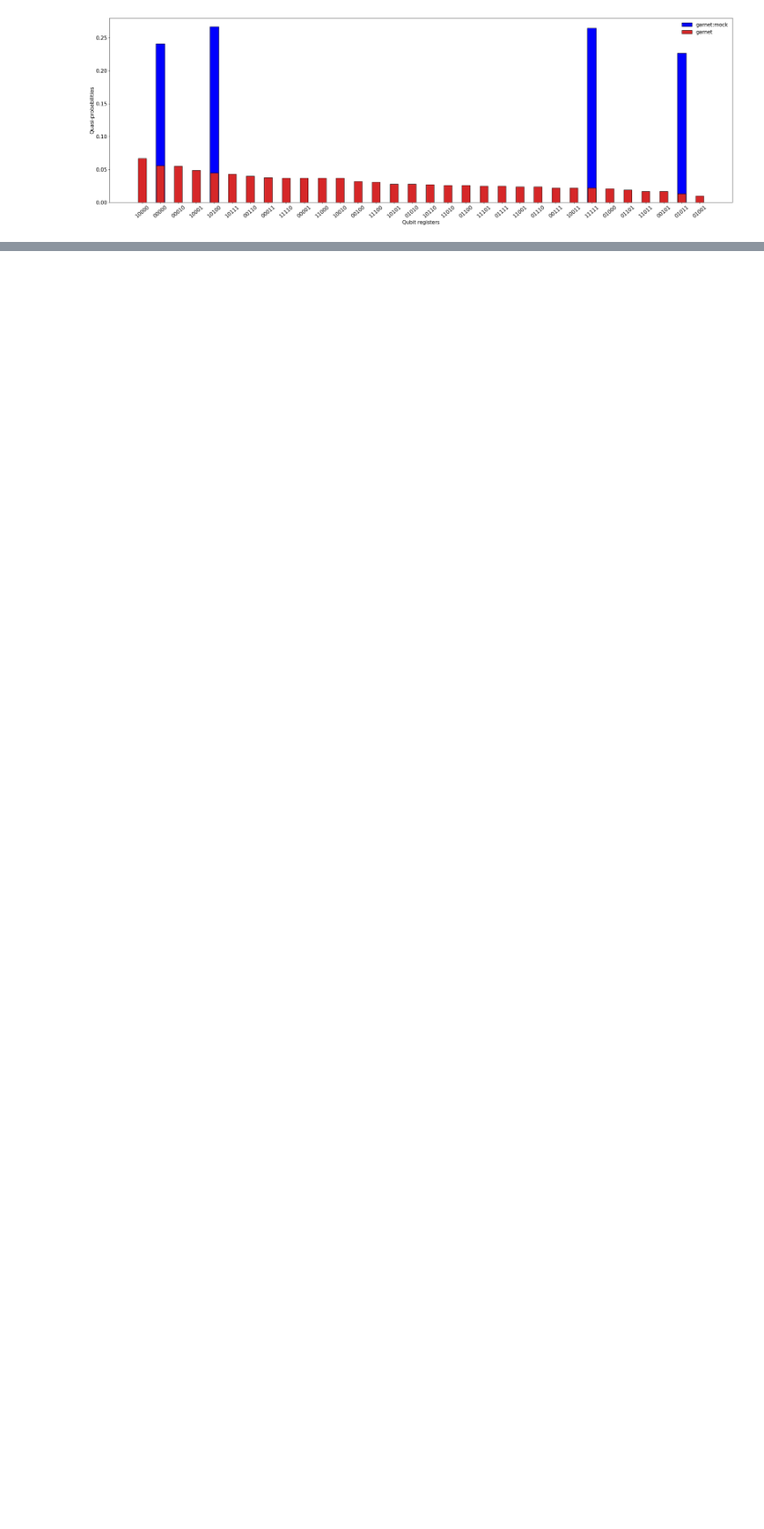
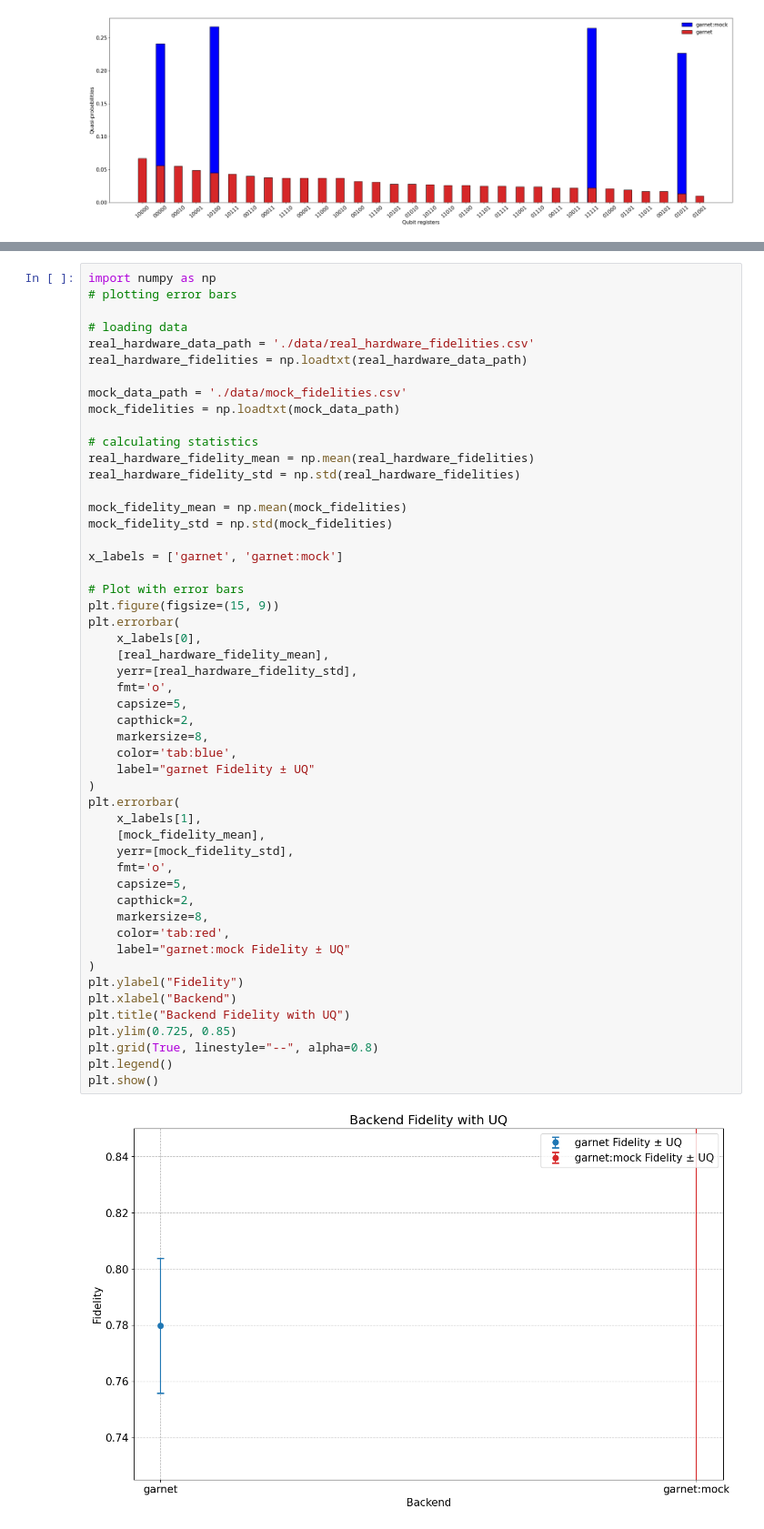
Before and after one commit to XavierVI/wciscc_2025, a Jupyter notebook: quantum_computing.ipynb, the cells around one changed output, grey strips where cells are left out. Shown at 91% size. Drawn from its saved outputs; the diff is of its cells as text; blank space fills up the shorter version.

```diff
--- a/quantum_computing.ipynb
+++ b/quantum_computing.ipynb
@@ -176,0 +216,53 @@ plt.show()
+# %%
+import numpy as np
+# plotting error bars
+
+# loading data
+real_hardware_data_path = './data/real_hardware_fidelities.csv'
+real_hardware_fidelities = np.loadtxt(real_hardware_data_path)
+
+mock_data_path = './data/mock_fidelities.csv'
+mock_fidelities = np.loadtxt(mock_data_path)
+
+# calculating statistics
+real_hardware_fidelity_mean = np.mean(real_hardware_fidelities)
+real_hardware_fidelity_std = np.std(real_hardware_fidelities)
+
+mock_fidelity_mean = np.mean(mock_fidelities)
+mock_fidelity_std = np.std(mock_fidelities)
+
+x_labels = ['garnet', 'garnet:mock']
+
+# Plot with error bars
+plt.figure(figsize=(15, 9))
+plt.errorbar(
+    x_labels[0],
+    [real_hardware_fidelity_mean],
+    yerr=[real_hardware_fidelity_std],
+    fmt='o',
+    capsize=5,
+    capthick=2,
+    markersize=8,
+    color='tab:blue',
+    label="garnet Fidelity ± UQ"
+)
+plt.errorbar(
+    x_labels[1],
+    [mock_fidelity_mean],
+    yerr=[mock_fidelity_std],
+    fmt='o',
+    capsize=5,
+    capthick=2,
+    markersize=8,
+    color='tab:red',
+    label="garnet:mock Fidelity ± UQ"
+)
+plt.ylabel("Fidelity")
+plt.xlabel("Backend")
+plt.title("Backend Fidelity with UQ")
+plt.ylim(0.725, 0.85)
+plt.grid(True, linestyle="--", alpha=0.8)
+plt.legend()
+plt.show()
+# %% [output]
+[figure, added]
```
Also changed, not shown: parts of 4 cells of this notebook, 1 other file.
